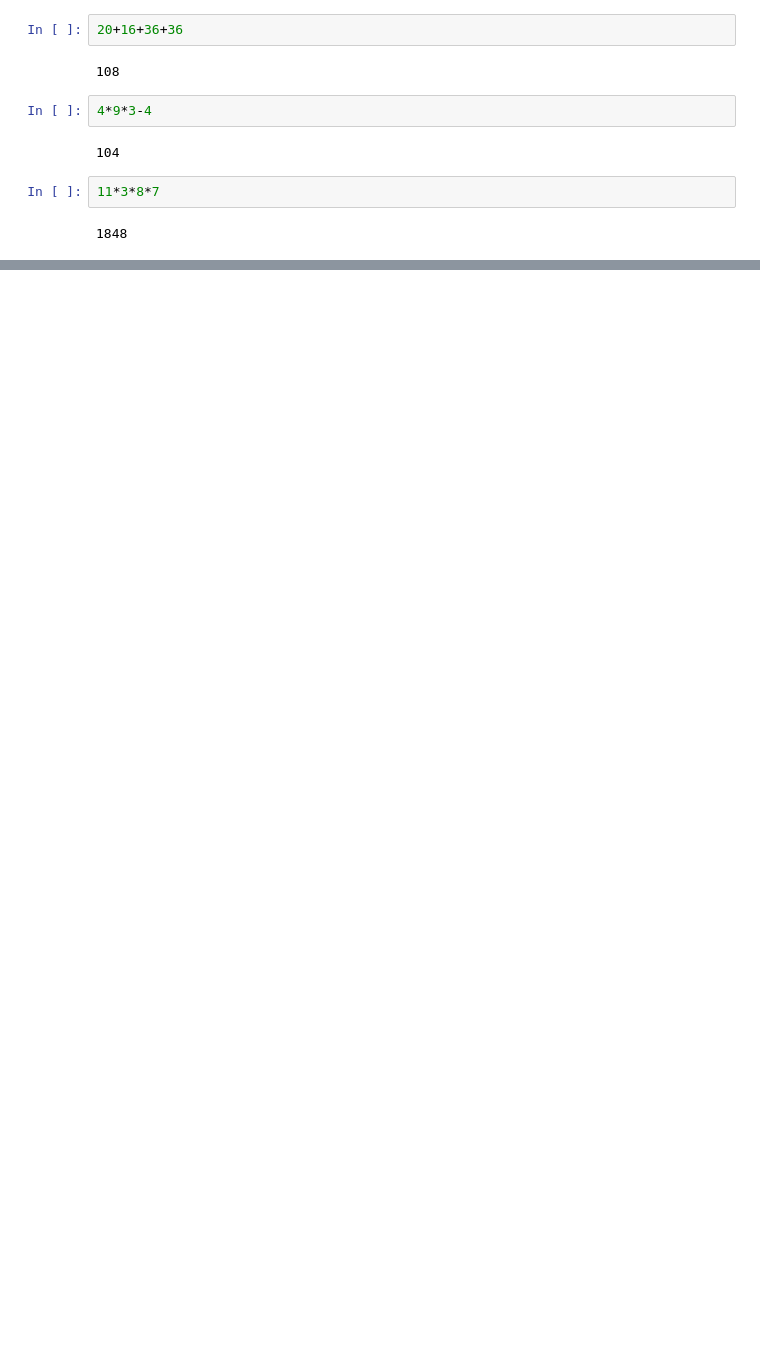
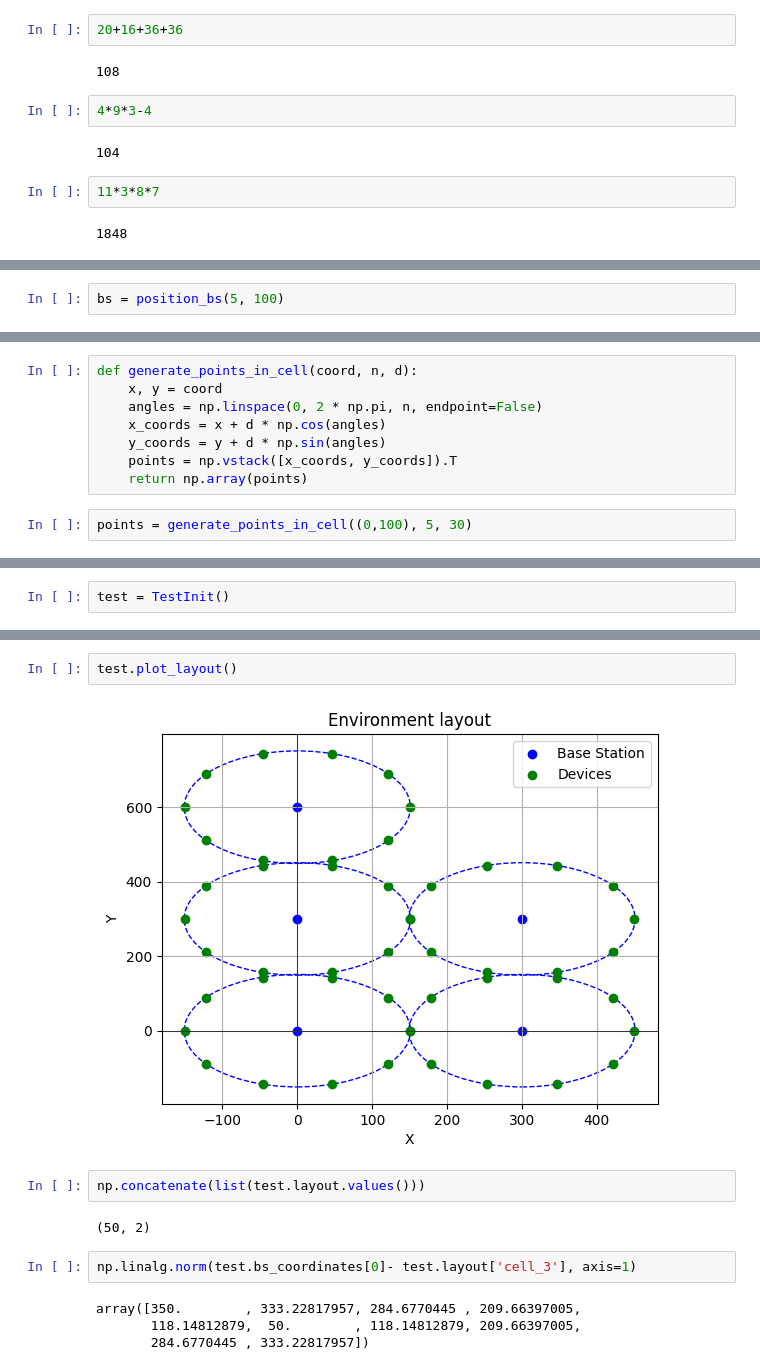
Before and after one commit to benrobaglia/D2D-PPO, a Jupyter notebook: Untitled.ipynb, the cells around one changed output, grey strips where cells are left out. Saved outputs shown, nothing was run; the diff lists cells and outputs as text; blank space fills up the shorter version.

```diff
--- a/Untitled.ipynb
+++ b/Untitled.ipynb
@@ -735,0 +592,2 @@ n32
+# %%
+bs = position_bs(5, 100)
@@ -735,0 +624,10 @@ n32
+# %%
+def generate_points_in_cell(coord, n, d):
+    x, y = coord
+    angles = np.linspace(0, 2 * np.pi, n, endpoint=False)
+    x_coords = x + d * np.cos(angles)
+    y_coords = y + d * np.sin(angles)
+    points = np.vstack([x_coords, y_coords]).T
+    return np.array(points)
+# %%
+points = generate_points_in_cell((0,100), 5, 30)
@@ -735,0 +803,2 @@ n32
+# %%
+test = TestInit()
@@ -735,0 +940,14 @@ n32
+# %%
+test.plot_layout()
+# %% [output]
+[figure, added]
+# %%
+np.concatenate(list(test.layout.values()))
+# %% [output]
+(50, 2)
+# %%
+np.linalg.norm(test.bs_coordinates[0]- test.layout['cell_3'], axis=1)
+# %% [output]
+array([350.        , 333.22817957, 284.6770445 , 209.66397005,
+       118.14812879,  50.        , 118.14812879, 209.66397005,
+       284.6770445 , 333.22817957])
```
Also changed, not shown: parts of 122 cells of this notebook, 21 other files.
